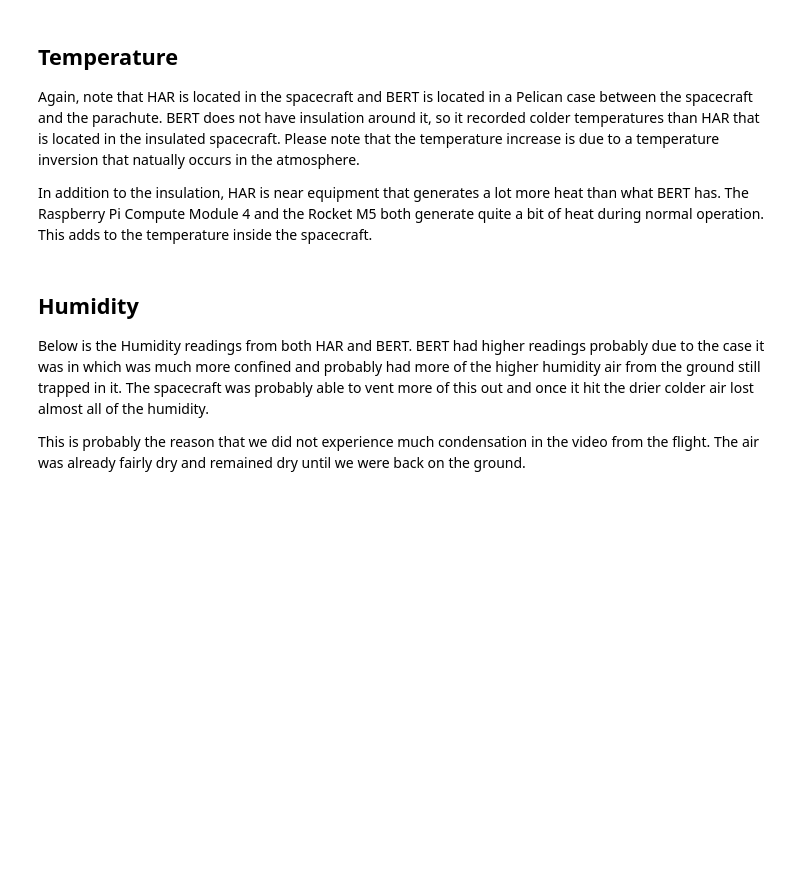
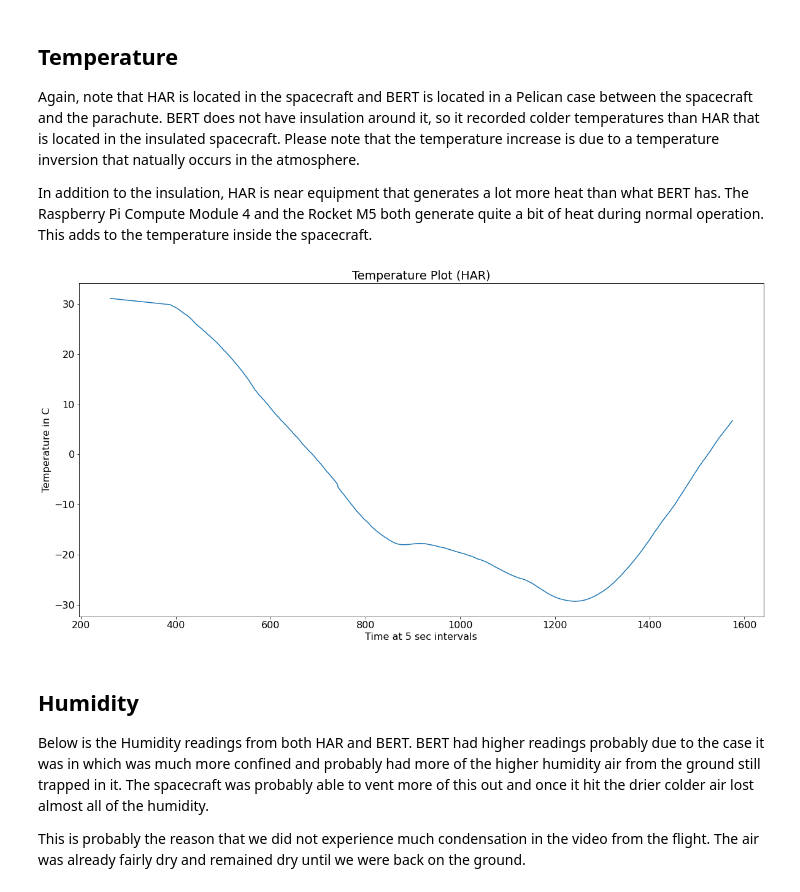
Before and after one commit to M2I-HABET/Mission-159, a Jupyter notebook: L-159-B/Parse_HABET_FDR_Data.ipynb, the cells around one changed output. Drawn from its saved outputs; the diff is of its cells as text; code cells hidden in the pictures; blank space fills up the shorter version.

```diff
--- a/L-159-B/Parse_HABET_FDR_Data.ipynb
+++ b/L-159-B/Parse_HABET_FDR_Data.ipynb
@@ -302,8 +309,10 @@ Again, note that HAR is located in the spacecraft and BERT is located in a Pelic
 
 In addition to the insulation, HAR is near equipment that generates a lot more heat than what BERT has. The Raspberry Pi Compute Module 4 and the Rocket M5 both generate quite a bit of heat during normal operation. This adds to the temperature inside the spacecraft.
 # %%
-har_temp.plot(title="Temperature Plot (HAR)",ylabel="Temperature in C",xlabel="Time at 5 sec intervals",figsize=(20, 10));
+har_temp_short.plot(title="Temperature Plot (HAR)",ylabel="Temperature in C",xlabel="Time at 5 sec intervals",figsize=(20, 10));
 plt.savefig('Data/plots/har_temp_plot.png',bbox_inches = "tight",dpi = 500)
+# %% [output]
+[figure, added]
 # %%
 #bert_df2.Temp.plot(title="Temperature Plot (BERT)",ylabel="Temp in C",xlabel="Time at 1 sec intervals",figsize=(20, 10));
 #plt.savefig('/content/gdrive/My Drive/StateFairPlots/bert_temp_plot.png',bbox_inches = "tight",dpi = 500)
```
Also changed, not shown: parts of 22 cells of this notebook, 12 other files.
